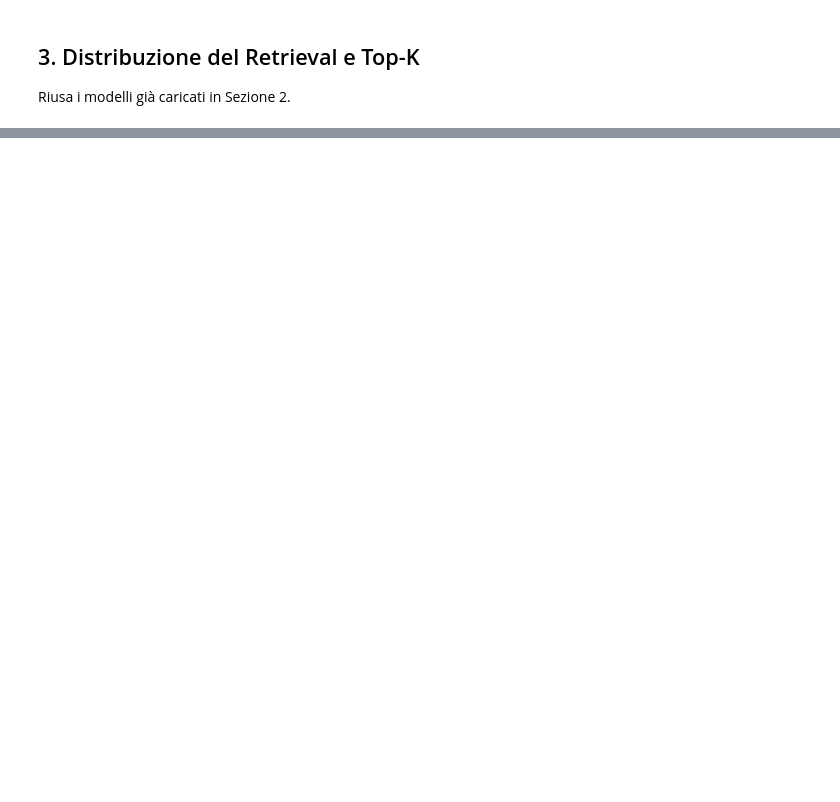
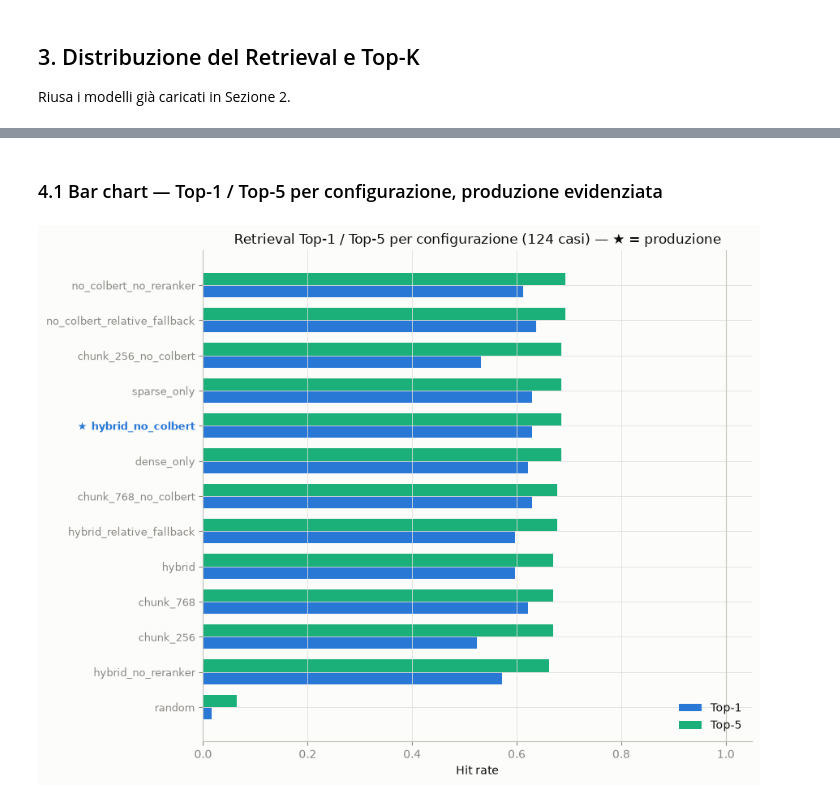
Before and after one commit to michelenardini99/rag_unibo, a Jupyter notebook: notebook/evaluation.ipynb, the cells around one changed output, grey strips where cells are left out. Saved outputs shown, nothing was run; the diff lists cells and outputs as text; code cells hidden in the pictures; blank space fills up the shorter version.

```diff
--- a/notebook/evaluation.ipynb
+++ b/notebook/evaluation.ipynb
@@ -498,0 +449,19 @@ plt.show()
+# %%
+SCREEN_DIR = Path("../datasets/eval/retrieval_screening")
+screen_files = sorted(SCREEN_DIR.glob("*.json"))
+PRODUCTION_RETRIEVAL_CONFIG = "hybrid_no_colbert"
+
+def load_screen_summary(path):
+    with open(path, encoding="utf-8") as f:
+        d = json.load(f)
+    return {
+        "config": d["config"],
+        "top1": d["top1"], "top5": d["top5"],
+        "top1_original": d["top1_original"], "top5_original": d["top5_original"],
+        "top1_condensed": d["top1_condensed"], "top5_condensed": d["top5_condensed"],
+        "n_cases": len(d["per_case"]),
+    }
+
+screen_df = pd.DataFrame([load_screen_summary(p) for p in screen_files]).set_index("config")
+screen_df = screen_df.sort_values("top5", ascending=False)
+screen_df.round(4)
@@ -498,0 +484,30 @@ plt.show()
+# %% [markdown]
+### 4.1 Bar chart — Top-1 / Top-5 per configurazione, produzione evidenziata
+# %%
+plot_df = screen_df.sort_values("top5")  # crescente: le migliori finiscono in alto nel barh
+configs = plot_df.index.tolist()
+y = np.arange(len(configs))
+bar_h = 0.35
+
+fig, ax = plt.subplots(figsize=(9, 7))
+ax.barh(y - bar_h / 2, plot_df["top1"], height=bar_h, color=PALETTE["blue"], label="Top-1")
+ax.barh(y + bar_h / 2, plot_df["top5"], height=bar_h, color=PALETTE["aqua"], label="Top-5")
+
+ax.set_yticks(y)
+labels = [("★ " if c == PRODUCTION_RETRIEVAL_CONFIG else "") + c for c in configs]
+ax.set_yticklabels(labels, fontsize=9)
+for tick, c in zip(ax.get_yticklabels(), configs):
+    if c == PRODUCTION_RETRIEVAL_CONFIG:
+        tick.set_fontweight("bold")
+        tick.set_color(PALETTE["blue"])
+
+ax.set_xlabel("Hit rate")
+ax.set_xlim(0, 1.05)
+ax.axvline(1.0, color=AXIS, linewidth=0.8)
+ax.set_title(f"Retrieval Top-1 / Top-5 per configurazione ({int(plot_df['n_cases'].iloc[0])} casi) — ★ = produzione")
+ax.legend(frameon=False, loc="lower right")
+
+plt.tight_layout()
+plt.show()
+# %% [output]
+[figure, added]
```
Also changed, not shown: parts of 58 cells of this notebook, 23 other files.
